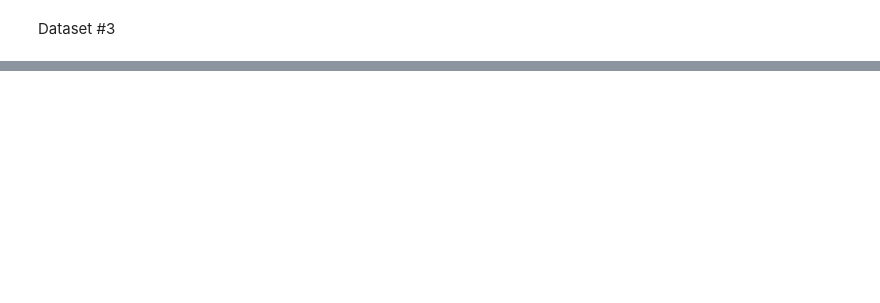
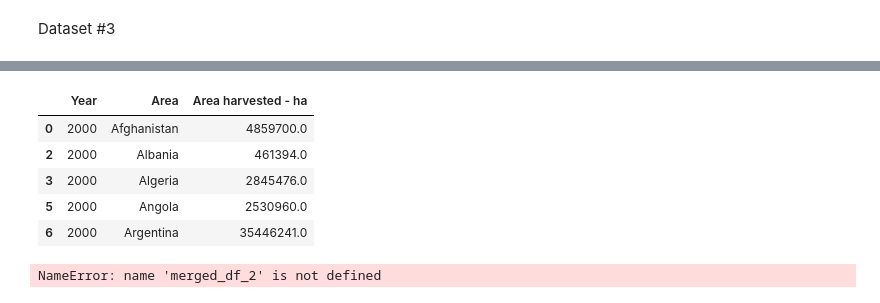
Before and after one commit to BoSuto/Specialist-Certificate-in-Data-Analytics-Essential-Jan-2023, a Jupyter notebook: Project_May_2023.ipynb, the cells around one changed output, grey strips where cells are left out. Cells and saved outputs as stored; diff of their text form; code cells hidden in the pictures; blank space fills up the shorter version.

```diff
--- a/Project_May_2023.ipynb
+++ b/Project_May_2023.ipynb
@@ -355,0 +393,9 @@ Dataset #3
+# %%
+filtered_food= food.filter(items=['Area','Item','Element','Year','Unit','Value','Flag']).loc[(food['Flag']=='A')& (food['Element']=='Area harvested') & (food['Year']>=2000) & (food['Year']<2020)]
+food_summary=filtered_food.groupby(['Year', 'Area']).sum('Value')
+food_summary.reset_index(inplace=True)
+food_summary.head()
+
+
+food_valid_countries = food_summary[food_summary['Area'].isin(country_name_to_continent.keys())]
+print(food_valid_countries)
@@ -355,0 +417,6 @@ Dataset #3
+# %%
+country_counts_food = food_valid_countries['Area'].value_counts()
+filtered_food_valid_countries = food_valid_countries[food_valid_countries['Area'].isin(country_counts_food[country_counts_food == 20].index)]
+
+
+print(filtered_food_valid_countries)
@@ -355,0 +438,17 @@ Dataset #3
+# %%
+filtered_food_valid_countries.groupby(['Area']).count()
+filtered_food_valid_countries=filtered_food_valid_countries.rename(columns={'Value':'Area harvested - ha'})
+filtered_food_valid_countries.head()
+# %% [output]
+|  | Year | Area | Area harvested - ha |
+| 0 | 2000 | Afghanistan | 4859700.0 |
+| 2 | 2000 | Albania | 461394.0 |
+| 3 | 2000 | Algeria | 2845476.0 |
+| 5 | 2000 | Angola | 2530960.0 |
+| 6 | 2000 | Argentina | 35446241.0 |
+# %%
+merged_df_2 = merged_df_2.groupby(['Year', 'Country or Area']).mean('population value')
+merged_df_2.reset_index(inplace=True)
+merged_df_2.head()
+# %% [output]
+NameError: name 'merged_df_2' is not defined
```
Also changed, not shown: parts of 21 cells of this notebook.
